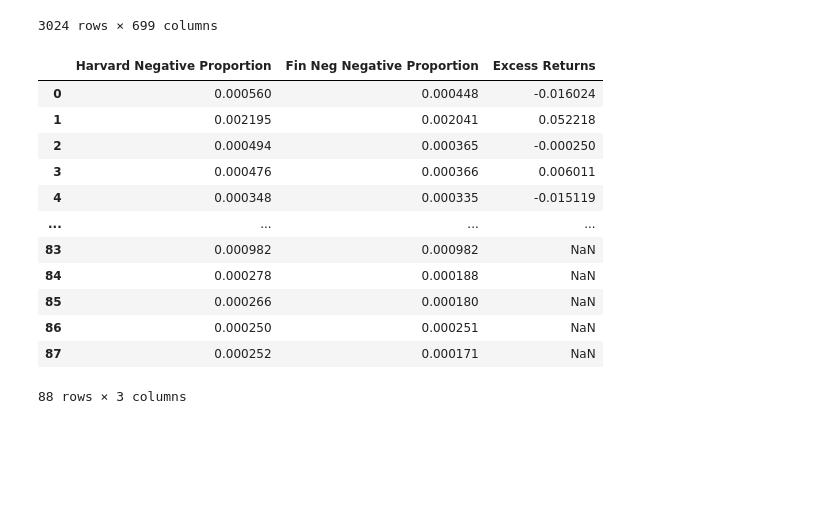
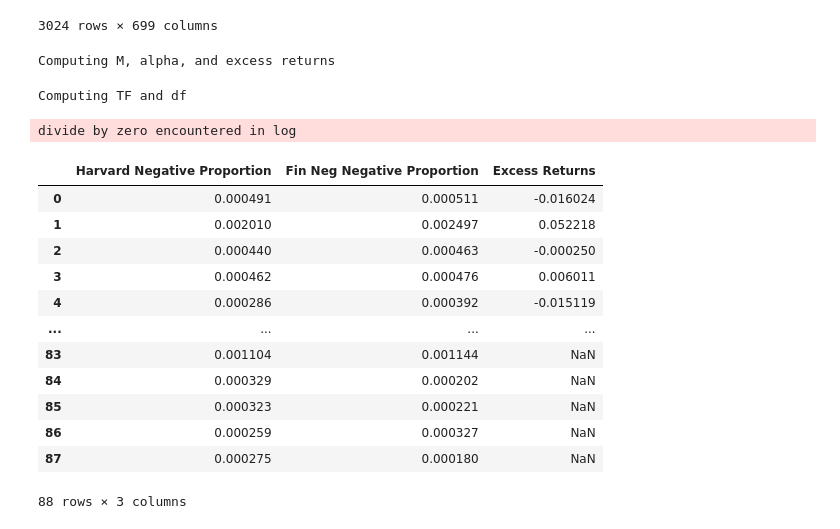
Before and after one commit to RayBop/NLP_HW1, a Jupyter notebook: Replication.ipynb, the cells around one changed output. Cells and saved outputs as stored; diff of their text form; code cells hidden in the pictures; blank space fills up the shorter version.

Commit message:
added text preprocessing. Lemmatization and removing stop words.

```diff
--- a/Replication.ipynb
+++ b/Replication.ipynb
@@ -133,6 +138,27 @@ def get_text_score(text, dictionary):
     tokens = dictionary.tokenize(text)
     return dictionary.get_score(tokens)
 
+# text preprocessing
+def lemmatize_words(words):
+    lemmatized_words = [WordNetLemmatizer().lemmatize(word, 'v') for word in words]
+    return lemmatized_words
+
+def preprocess_text(text):
+    # 1. switch to lower case
+    clean_text = text.lower()
+
+    # 2. lemmatize the data
+    word_pattern = re.compile('\w+')
+    text_lemma = lemmatize_words(word_pattern.findall(clean_text))
+
+    # 3. remove the stop words
+    lemma_english_stopwords = lemmatize_words(stopwords.words('english'))
+    text_lemma = [word for word in text_lemma if word not in lemma_english_stopwords]
+
+    # preprocessed text
+    lemma_doc =  ' '.join(text_lemma)
+
+    return lemma_doc
 
 
 # Get all folders
@@ -154,9 +180,14 @@ all_tokens = []
 alpha = np.zeros(N)
 excess_returns_vec = np.zeros(N)
 alpha_index = 0
+print("Computing M, alpha, and excess returns")
+texts = []
 for file in tqdm(gvk_txt):
     with open(root + file,'r') as f:
         text = f.read()
+        text = preprocess_text(text)
+        texts.append(text)
+
     tokens = word_tokenize(text)
     alpha[alpha_index] = len(tokens)/len(set(tokens))
 
@@ -179,9 +210,8 @@ word_index = dict(zip(unique_words, np.arange(M)))
 tf = np.zeros((M,N))
 df = np.zeros(M)
 j = 0
-for file in tqdm(gvk_txt):
-    with open(root + file,'r') as f:
-        text = f.read()
+print("Computing TF and df")
+for text in tqdm(texts):
     tokens = word_tokenize(text)
     count_dict = Counter(tokens)
     for word in count_dict:
@@ -191,45 +221,48 @@ for file in tqdm(gvk_txt):
     j += 1
 
 # compute W matrix
 W = (1 + np.log(tf))*( np.log(N/df).reshape(-1,1) @ (1/(1+np.log(alpha)).reshape(1,-1)))
 W[W==np.NINF] = 0
 
 # Add two negativity_flag row vector from hiv and fin_neg
 neg_hiv4= np.zeros((1,M))
 neg_lm = np.zeros((1,M))
 
 for i in range(len(unique_words)):
     neg_hiv4[0,i] = get_text_score(unique_words[i],hiv4)['Negative']
     neg_lm[0,i] =  get_text_score(unique_words[i],lm)['Negative']
 
 # negative proportion for each document
 neg_prop_hiv = neg_hiv4 @ W / W.sum()
 neg_prop_finneg = neg_lm @ W/ W.sum()
 
 
 
 results = pd.DataFrame({"Harvard Negative Proportion": neg_prop_hiv.reshape(-1),
                         "Fin Neg Negative Proportion": neg_prop_finneg.reshape(-1),
                         "Excess Returns": excess_returns_vec})
 
 
 
 
 results
 # %% [output]
+Computing M, alpha, and excess returns
+Computing TF and df
+divide by zero encountered in log
 |  | Harvard Negative Proportion | Fin Neg Negative Proportion | Excess Returns |
-| 0 | 0.000560 | 0.000448 | -0.016024 |
-| 1 | 0.002195 | 0.002041 | 0.052218 |
-| 2 | 0.000494 | 0.000365 | -0.000250 |
-| 3 | 0.000476 | 0.000366 | 0.006011 |
-| 4 | 0.000348 | 0.000335 | -0.015119 |
+| 0 | 0.000491 | 0.000511 | -0.016024 |
+| 1 | 0.002010 | 0.002497 | 0.052218 |
+| 2 | 0.000440 | 0.000463 | -0.000250 |
+| 3 | 0.000462 | 0.000476 | 0.006011 |
+| 4 | 0.000286 | 0.000392 | -0.015119 |
 | ... | ... | ... | ... |
-| 83 | 0.000982 | 0.000982 | NaN |
-| 84 | 0.000278 | 0.000188 | NaN |
-| 85 | 0.000266 | 0.000180 | NaN |
-| 86 | 0.000250 | 0.000251 | NaN |
-| 87 | 0.000252 | 0.000171 | NaN |
+| 83 | 0.001104 | 0.001144 | NaN |
+| 84 | 0.000329 | 0.000202 | NaN |
+| 85 | 0.000323 | 0.000221 | NaN |
+| 86 | 0.000259 | 0.000327 | NaN |
+| 87 | 0.000275 | 0.000180 | NaN |
-88 rows × 3 columns
+88 rows × 3 columns
 # %%
 results_copy = results.copy()
 results = results.dropna()
```
Also changed, not shown: parts of 2 cells of this notebook.
